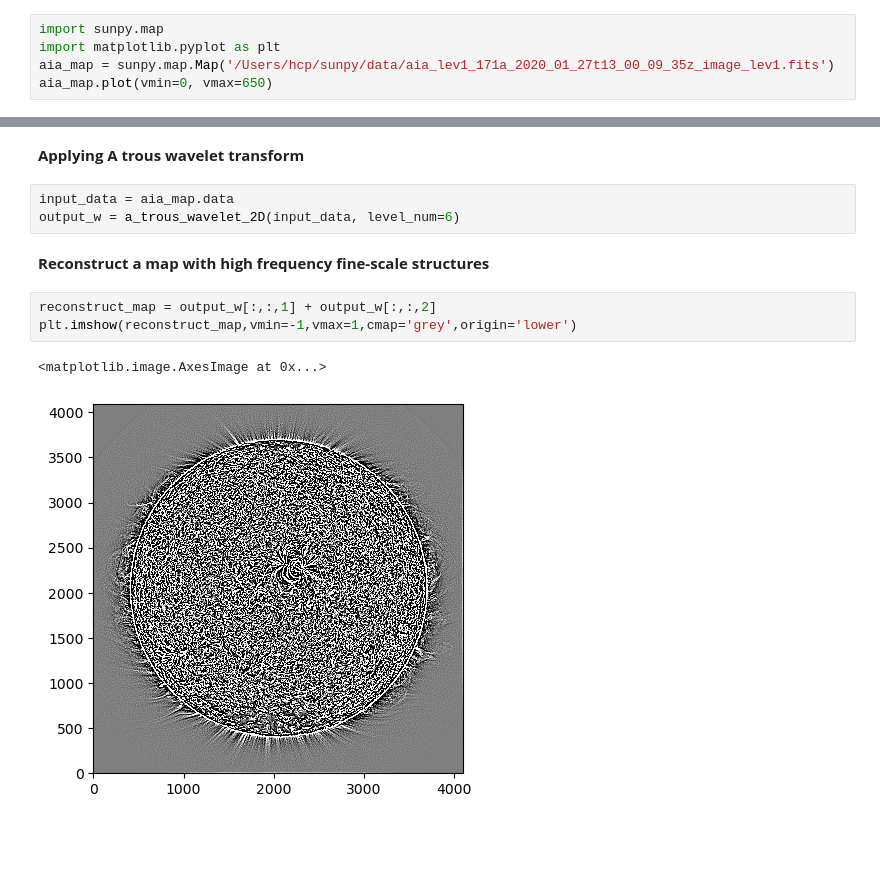
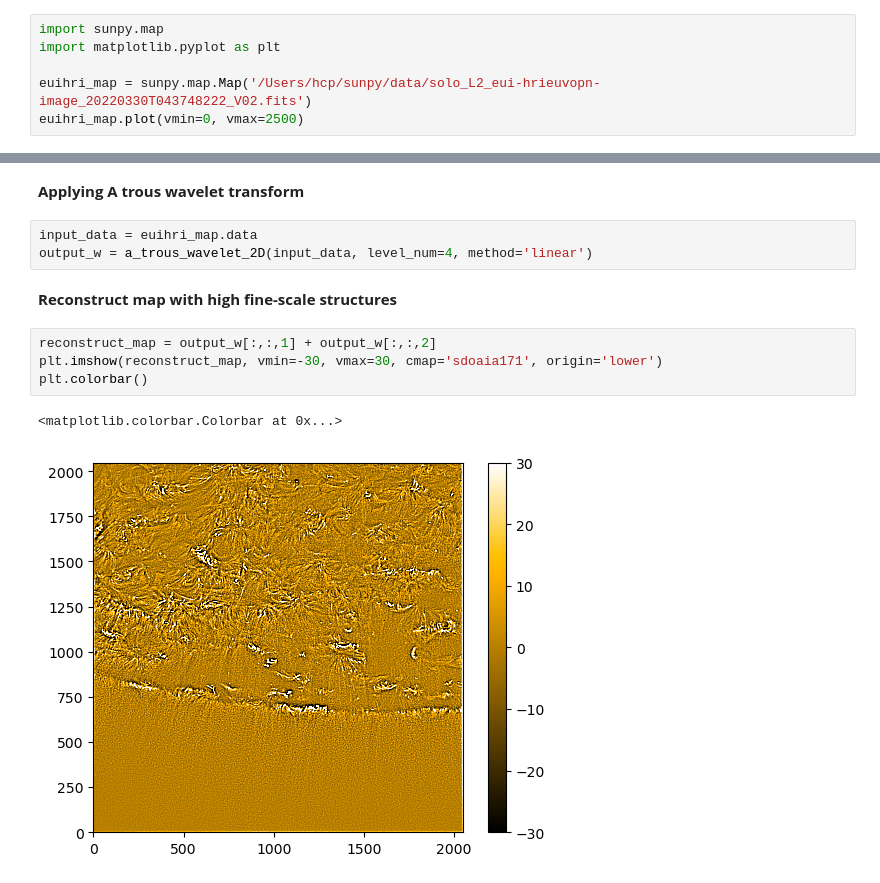
Before and after one commit to PKU-Heliosphere-org/SolO_Data_Analysis_on_GitHubOrg, a Jupyter notebook: Programs/Hou.Chuanpeng/A_Trous_wavelet_2D.ipynb, the cells around one changed output, grey strips where cells are left out. Saved outputs shown, nothing was run; the diff lists cells and outputs as text; blank space fills up the shorter version.

```diff
--- a/Programs/Hou.Chuanpeng/A_Trous_wavelet_2D.ipynb
+++ b/Programs/Hou.Chuanpeng/A_Trous_wavelet_2D.ipynb
@@ -45,7 +72,8 @@ def a_trous_wavelet_2D(input_data, level_num):
 # %%
 import sunpy.map
 import matplotlib.pyplot as plt
-aia_map = sunpy.map.Map('/Users/hcp/sunpy/data/aia_lev1_171a_2020_01_27t13_00_09_35z_image_lev1.fits')
-aia_map.plot(vmin=0, vmax=650)
+
+euihri_map = sunpy.map.Map('/Users/hcp/sunpy/data/solo_L2_eui-hrieuvopn-image_20220330T043748222_V02.fits')
+euihri_map.plot(vmin=0, vmax=2500)
 # %% [output]
 <matplotlib.image.AxesImage at 0x...>
@@ -53,13 +81,14 @@ aia_map.plot(vmin=0, vmax=650)
 # %% [markdown]
 **Applying A trous wavelet transform**
 # %%
-input_data = aia_map.data
-output_w = a_trous_wavelet_2D(input_data, level_num=6)
+input_data = euihri_map.data
+output_w = a_trous_wavelet_2D(input_data, level_num=4, method='linear')
 # %% [markdown]
-**Reconstruct a map with high frequency fine-scale structures**
+**Reconstruct map with high fine-scale structures**
 # %%
 reconstruct_map = output_w[:,:,1] + output_w[:,:,2]
-plt.imshow(reconstruct_map,vmin=-1,vmax=1,cmap='grey',origin='lower')
+plt.imshow(reconstruct_map, vmin=-30, vmax=30, cmap='sdoaia171', origin='lower')
+plt.colorbar()
 # %% [output]
-<matplotlib.image.AxesImage at 0x...>
+<matplotlib.colorbar.Colorbar at 0x...>
-[figure, old version]
+[figure, new version]
```
Also changed, not shown: parts of 4 cells of this notebook.
